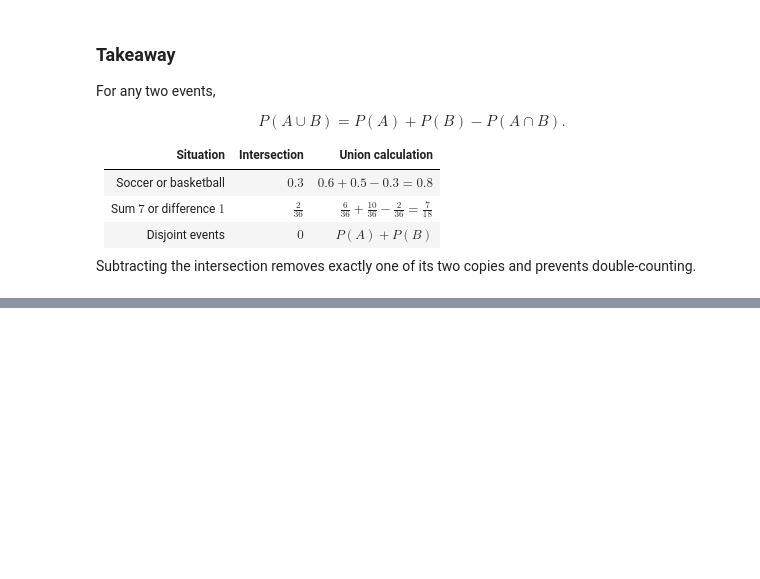
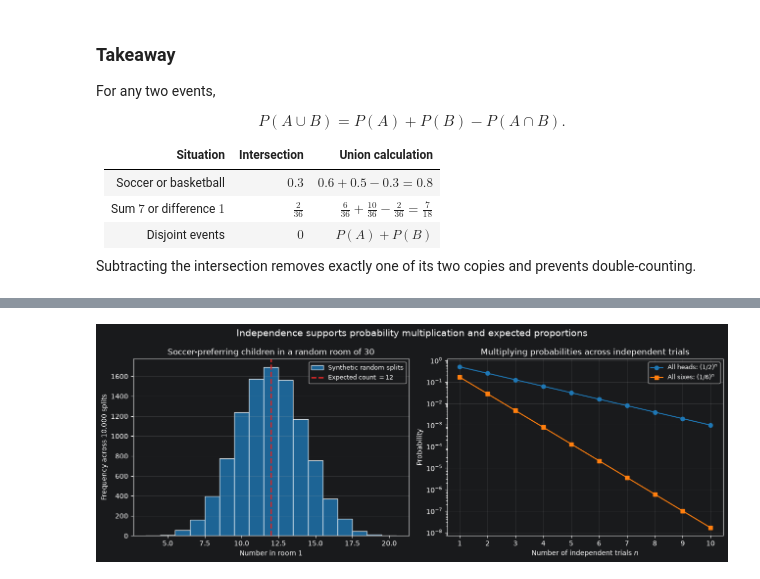
Before and after one commit to majorgilles/mathematics-for-machine-learning-and-data-science, a Jupyter notebook: weeks/c3_w1/01_probability_and_probability_distributions.ipynb, the cells around one changed output, grey strips where cells are left out. Cells and saved outputs as stored; diff of their text form; code cells hidden in the pictures; blank space fills up the shorter version.

```diff
--- a/weeks/c3_w1/01_probability_and_probability_distributions.ipynb
+++ b/weeks/c3_w1/01_probability_and_probability_distributions.ipynb
@@ -1042,0 +1105,39 @@ Subtracting the intersection removes exactly one of its two copies and prevents
+# %%
+independence_rng: np.random.Generator = np.random.default_rng(123)
+random_split_count: int = 10_000
+soccer_counts_room_one: np.ndarray = independence_rng.hypergeometric(
+    ngood=40, nbad=60, nsample=30, size=random_split_count
+)
+expected_soccer_count: float = 30.0 * 0.4
+independent_trial_counts: np.ndarray = np.arange(1, 11)
+all_heads_probabilities: np.ndarray = (1.0 / 2.0) ** independent_trial_counts
+all_sixes_probabilities: np.ndarray = (1.0 / 6.0) ** independent_trial_counts
+
+fig, axes = plt.subplots(1, 2, figsize=(13, 4.9))
+axes[0].hist(soccer_counts_room_one, bins=np.arange(3.5, 21.5, 1), color="tab:blue",
+             edgecolor="white", alpha=0.8, label="Synthetic random splits")
+axes[0].axvline(expected_soccer_count, color="tab:red", linestyle="--", linewidth=2,
+                label="Expected count $=12$")
+axes[0].set(title="Soccer-preferring children in a random room of 30",
+            xlabel="Number in room 1", ylabel="Frequency across 10,000 splits")
+axes[0].grid(axis="y", alpha=0.25)
+axes[0].legend(fontsize=9)
+
+axes[1].semilogy(independent_trial_counts, all_heads_probabilities, marker="o",
+                 color="tab:blue", label="All heads: $(1/2)^n$")
+axes[1].semilogy(independent_trial_counts, all_sixes_probabilities, marker="s",
+                 color="tab:orange", label="All sixes: $(1/6)^n$")
+axes[1].set(title="Multiplying probabilities across independent trials",
+            xlabel="Number of independent trials $n$", ylabel="Probability",
+            xticks=independent_trial_counts)
+axes[1].grid(alpha=0.25)
+axes[1].legend(fontsize=9)
+
+fig.suptitle(
+    "Independence supports probability multiplication and expected proportions",
+    fontsize=14,
+)
+fig.tight_layout()
+plt.show()
+# %% [output]
+[figure, added]
```
Also changed, not shown: parts of 12 cells of this notebook.
